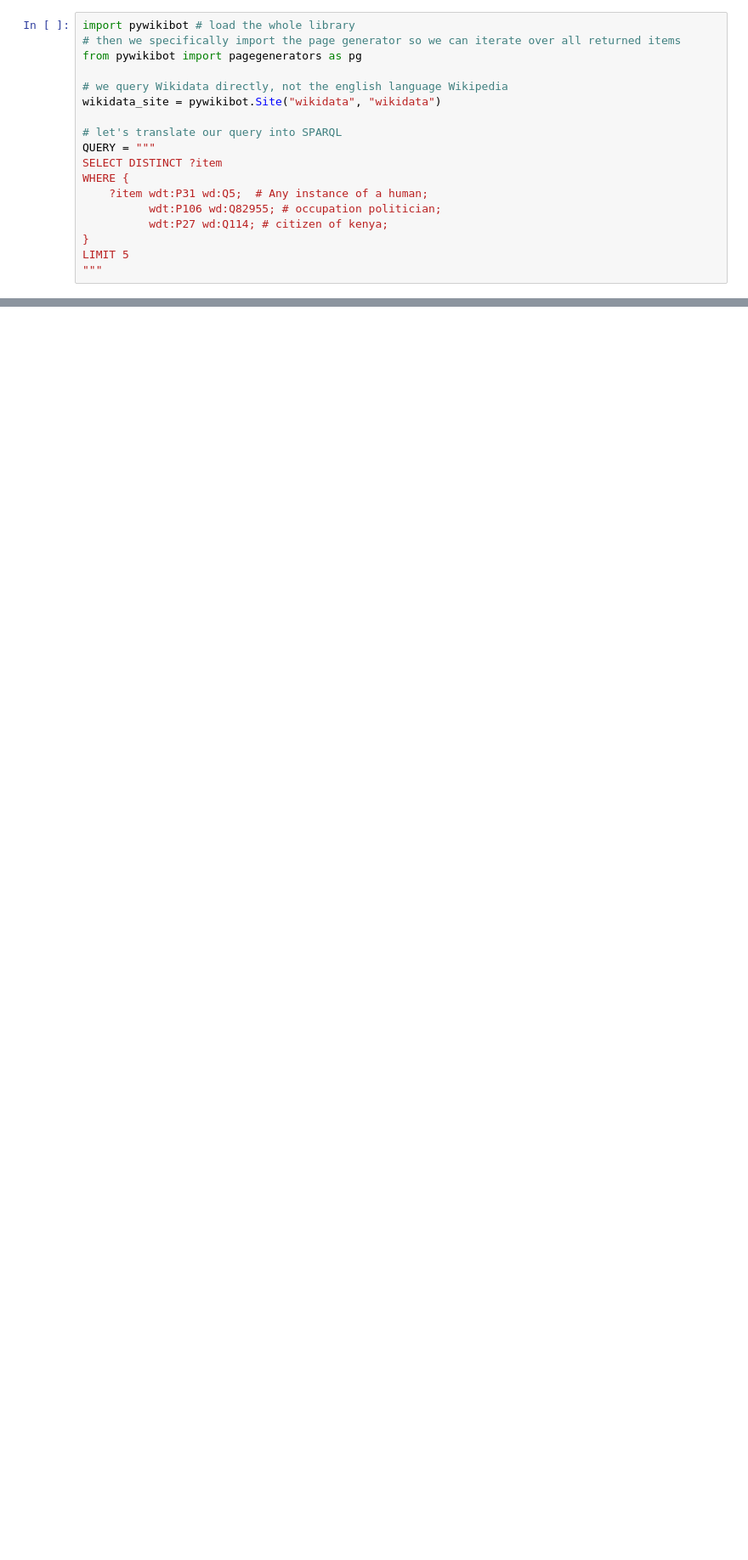
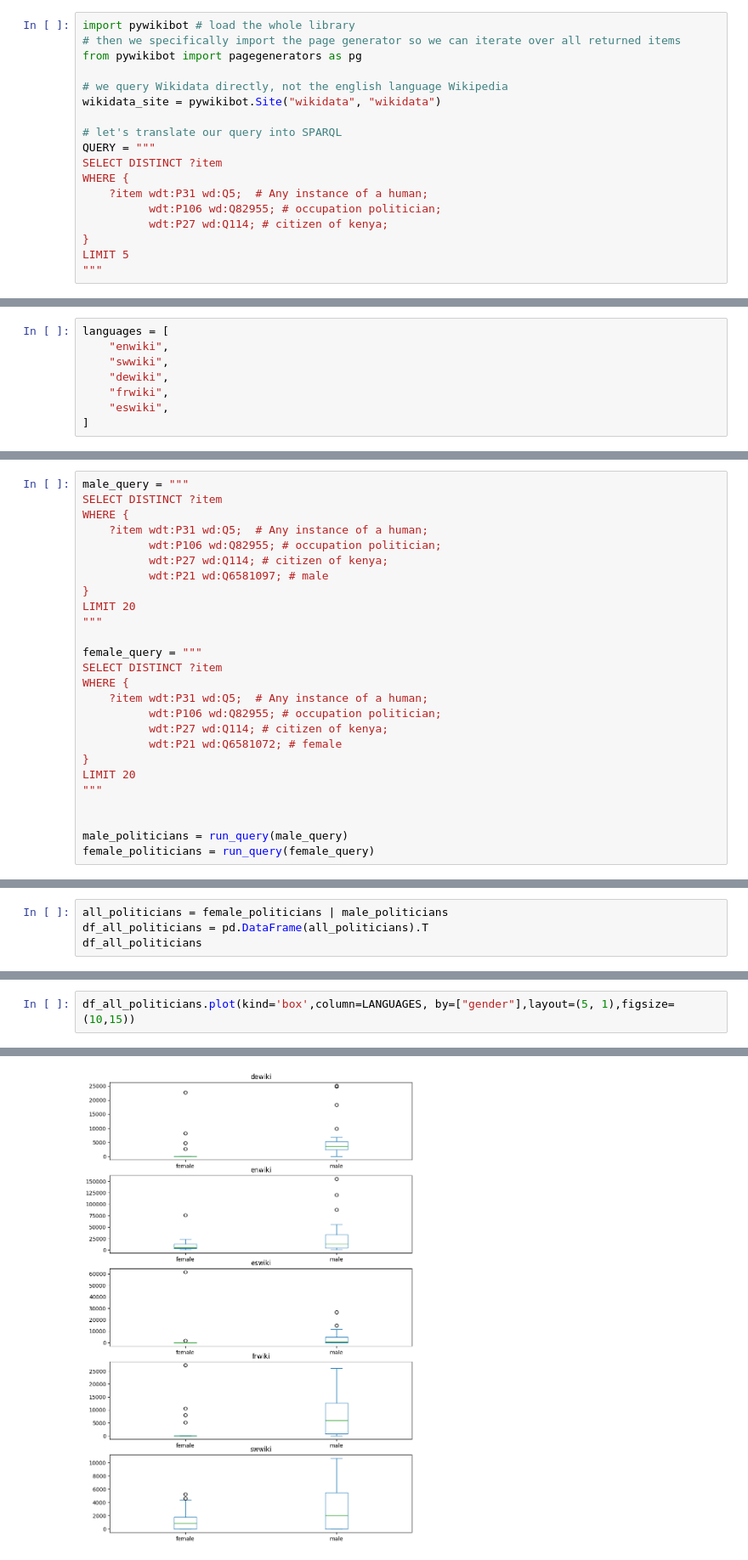
Before and after one commit to citizensandtech/sicss-wikipedia, a Jupyter notebook: 03-wikidata.fr.ipynb, the cells around one changed output, grey strips where cells are left out. Shown at 85% size. Drawn from its saved outputs; the diff is of its cells as text; blank space fills up the shorter version.

```diff
--- a/03-wikidata.fr.ipynb
+++ b/03-wikidata.fr.ipynb
@@ -117,0 +128,8 @@ And as you see in the `sitelinks`, Wikidata also returns the cross-links to othe
+# %%
+languages = [
+    "enwiki",
+    "swwiki",
+    "dewiki",
+    "frwiki",
+    "eswiki",
+]
@@ -117,0 +423,26 @@ And as you see in the `sitelinks`, Wikidata also returns the cross-links to othe
+# %%
+male_query = """
+SELECT DISTINCT ?item
+WHERE {
+    ?item wdt:P31 wd:Q5;  # Any instance of a human;
+          wdt:P106 wd:Q82955; # occupation politician;
+          wdt:P27 wd:Q114; # citizen of kenya;
+          wdt:P21 wd:Q6581097; # male
+}
+LIMIT 20
+"""
+
+female_query = """
+SELECT DISTINCT ?item
+WHERE {
+    ?item wdt:P31 wd:Q5;  # Any instance of a human;
+          wdt:P106 wd:Q82955; # occupation politician;
+          wdt:P27 wd:Q114; # citizen of kenya;
+          wdt:P21 wd:Q6581072; # female
+}
+LIMIT 20
+"""
+
+
+male_politicians = run_query(male_query)
+female_politicians = run_query(female_query)
@@ -117,0 +469,4 @@ And as you see in the `sitelinks`, Wikidata also returns the cross-links to othe
+# %%
+all_politicians = female_politicians | male_politicians
+df_all_politicians = pd.DataFrame(all_politicians).T
+df_all_politicians
@@ -117,0 +493,3 @@ And as you see in the `sitelinks`, Wikidata also returns the cross-links to othe
+# %%
+df_all_politicians.plot(kind='box',column=LANGUAGES, by=["gender"],layout=(5, 1),figsize=(10,15))
+# %% [output]
@@ -117,0 +502 @@ And as you see in the `sitelinks`, Wikidata also returns the cross-links to othe
+[figure, added]
```
Also changed, not shown: parts of 34 cells of this notebook, 10 other files.
